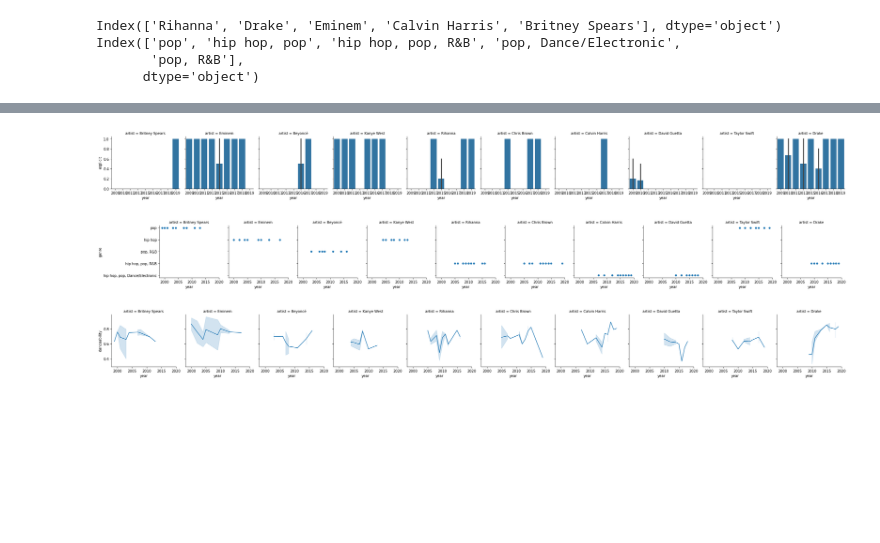
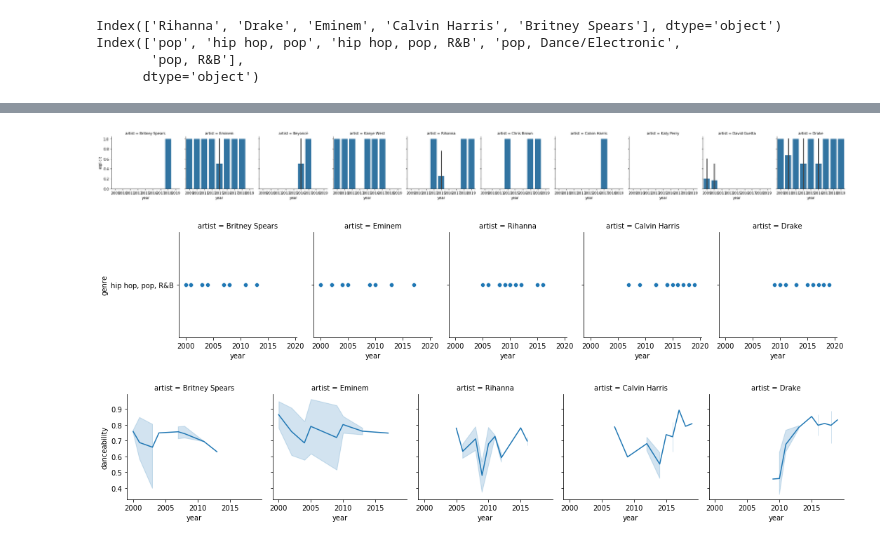
Before and after one commit to alexfloripavieira/neo-evolution-project-group-3, a Jupyter notebook: project-group-3.ipynb, the cells around one changed output, grey strips where cells are left out. Drawn from its saved outputs; the diff is of its cells as text; code cells hidden in the pictures; blank space fills up the shorter version.

```diff
--- a/project-group-3.ipynb
+++ b/project-group-3.ipynb
@@ -366,0 +376,6 @@ sns.lmplot(data=df, x='energy', y='loudness')
+# %%
+top_5_artists  = df_normalized['artist'].value_counts().head(5).index
+print(top_5_artists)
+
+list_top_5_artists = df_normalized[df_normalized['artist'].isin(top_5_artists)]
+list_top_5_artists
@@ -367,8 +397,8 @@ sns.lmplot(data=df, x='energy', y='loudness')
 # %%
-top_10_artists  = df['artist'].value_counts().head(10).index
+top_10_artists = df_normalized['artist'].value_counts().head(10).index
 print(top_10_artists)
 
-list_top_10_artists = df[df['artist'].isin(top_10_artists)]
-print(list)
+list_top_10_artists= df_normalized[df_normalized['artist'].isin(top_10_artists)]
+list_top_10_artists
 # %% [output]
 Index(['Rihanna', 'Drake', 'Eminem', 'Calvin Harris', 'Britney Spears',
@@ -382,0 +430,4 @@ sns.lmplot(data=list_top_10_artists, x='year', y='popularity', hue='artist')
+# %%
+for i in ['popularity']:
+    g = sns.FacetGrid(list_top_5_artists, col="artist")
+    g.map_dataframe(sns.lineplot, x='year', y=i)
@@ -388,0 +442,4 @@ for i in ['popularity']:
+# %%
+for i in ['explicit']:
+    g = sns.FacetGrid(list_top_5_artists, col="artist")
+    g.map_dataframe(sns.barplot, x='year', y=i)
@@ -391,16 +450,16 @@ for i in ['explicit']:
     g = sns.FacetGrid(list_top_10_artists, col="artist")
     g.map_dataframe(sns.barplot, x='year', y=i)
 # %% [output]
-[figure, old version]
+[figure, new version]
 # %%
 for i in ['genre']:
-    g = sns.FacetGrid(list_top_10_artists, col="artist")
+    g = sns.FacetGrid(list_top_5_artists, col="artist")
     g.map_dataframe(sns.scatterplot, x='year', y=i)
 # %% [output]
-[figure, old version]
+[figure, new version]
 # %%
 for i in ['danceability']:
-    g = sns.FacetGrid(list_top_10_artists, col="artist")
+    g = sns.FacetGrid(list_top_5_artists, col="artist")
     g.map_dataframe(sns.lineplot, x='year', y=i)
 # %% [output]
-[figure, old version]
+[figure, new version]
```
Also changed, not shown: parts of 34 cells of this notebook, 1 other file.
